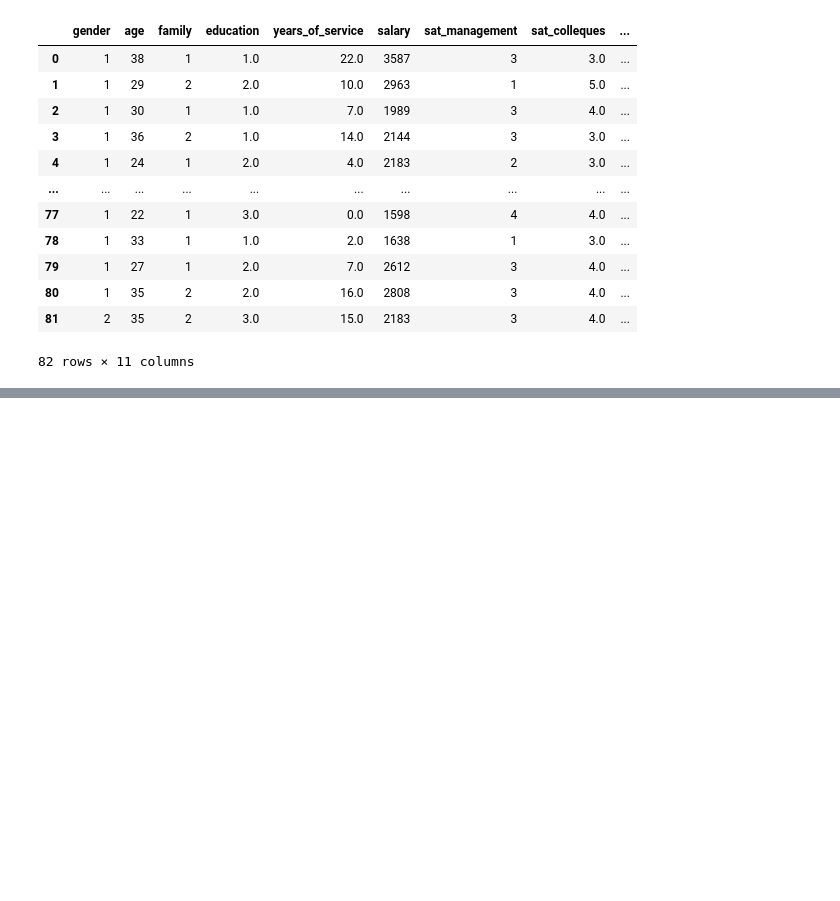
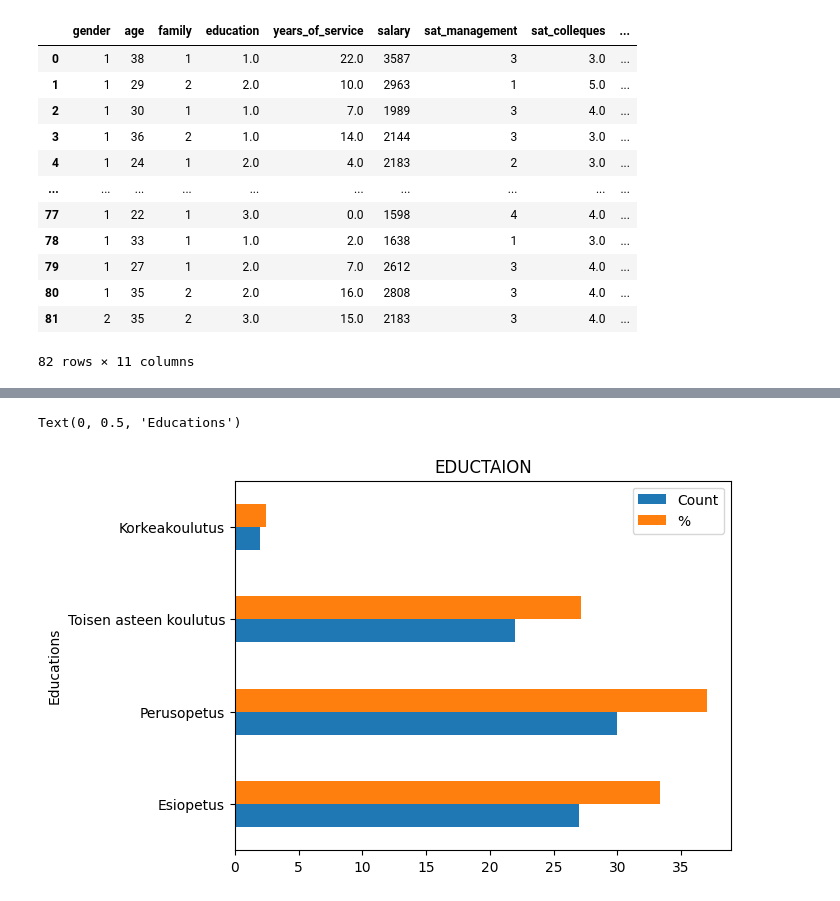
Before and after one commit to YSPLS/Tiedonk-sittely-pythonilla, a Jupyter notebook: code/project.ipynb, the cells around one changed output, grey strips where cells are left out. Drawn from its saved outputs; the diff is of its cells as text; code cells hidden in the pictures; blank space fills up the shorter version.

```diff
--- a/code/project.ipynb
+++ b/code/project.ipynb
@@ -32,0 +78,7 @@ df1
+# %%
+df4=pd.crosstab(df['education'], 'Count')
+df4.index=['Esiopetus', 'Perusopetus', 'Toisen asteen koulutus', 'Korkeakoulutus']
+df4['%'] = df4['Count'] / df4['Count'].sum() * 100
+
+df4.columns.name=''
+df4
@@ -32,0 +91,8 @@ df1
+# %%
+df4.plot.barh()
+plt.title('EDUCTAION')
+plt.xlabel('')
+plt.ylabel('Educations')
+# %% [output]
+Text(0, 0.5, 'Educations')
+[figure, added]
```
Also changed, not shown: parts of 10 cells of this notebook.
